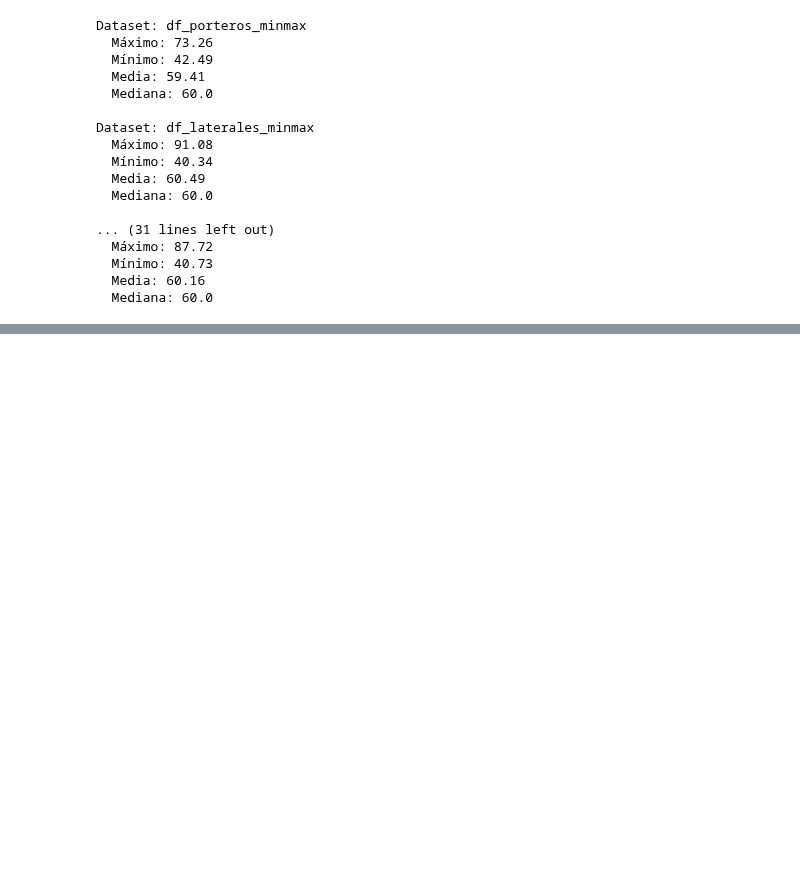
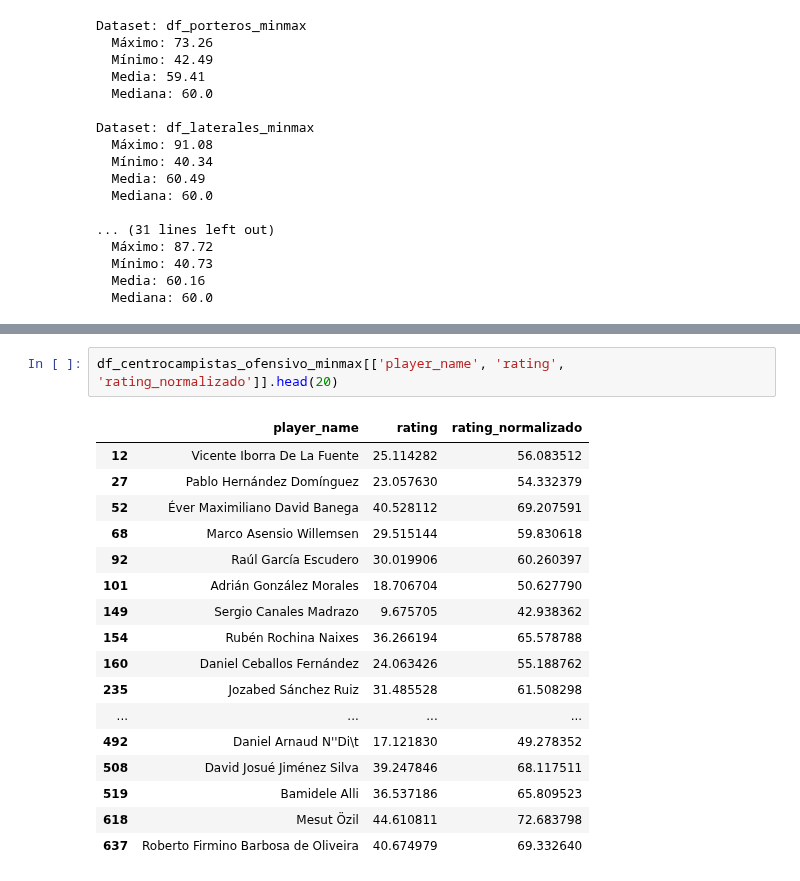
Before and after one commit to Germiprogramer/TFG-Agente-de-Scouting, a Jupyter notebook: normalizacion_new.ipynb, the cells around one changed output, grey strips where cells are left out. Drawn from its saved outputs; the diff is of its cells as text; blank space fills up the shorter version.

```diff
--- a/normalizacion_new.ipynb
+++ b/normalizacion_new.ipynb
@@ -829,0 +846,20 @@ Dataset: df_laterales_minmax
+# %%
+df_centrocampistas_ofensivo_minmax[['player_name', 'rating', 'rating_normalizado']].head(20)
+# %% [output]
+|  | player_name | rating | rating_normalizado |
+| 12 | Vicente Iborra De La Fuente | 25.114282 | 56.083512 |
+| 27 | Pablo Hernández Domínguez | 23.057630 | 54.332379 |
+| 52 | Éver Maximiliano David Banega | 40.528112 | 69.207591 |
+| 68 | Marco Asensio Willemsen | 29.515144 | 59.830618 |
+| 92 | Raúl García Escudero | 30.019906 | 60.260397 |
+| 101 | Adrián González Morales | 18.706704 | 50.627790 |
+| 149 | Sergio Canales Madrazo | 9.675705 | 42.938362 |
+| 154 | Rubén Rochina Naixes | 36.266194 | 65.578788 |
+| 160 | Daniel Ceballos Fernández | 24.063426 | 55.188762 |
+| 235 | Jozabed Sánchez Ruiz | 31.485528 | 61.508298 |
+| ... | ... | ... | ... |
+| 492 | Daniel Arnaud N''Di\t | 17.121830 | 49.278352 |
+| 508 | David Josué Jiménez Silva | 39.247846 | 68.117511 |
+| 519 | Bamidele Alli | 36.537186 | 65.809523 |
+| 618 | Mesut Özil | 44.610811 | 72.683798 |
+| 637 | Roberto Firmino Barbosa de Oliveira | 40.674979 | 69.332640 |
```
Also changed, not shown: parts of 6 cells of this notebook.
